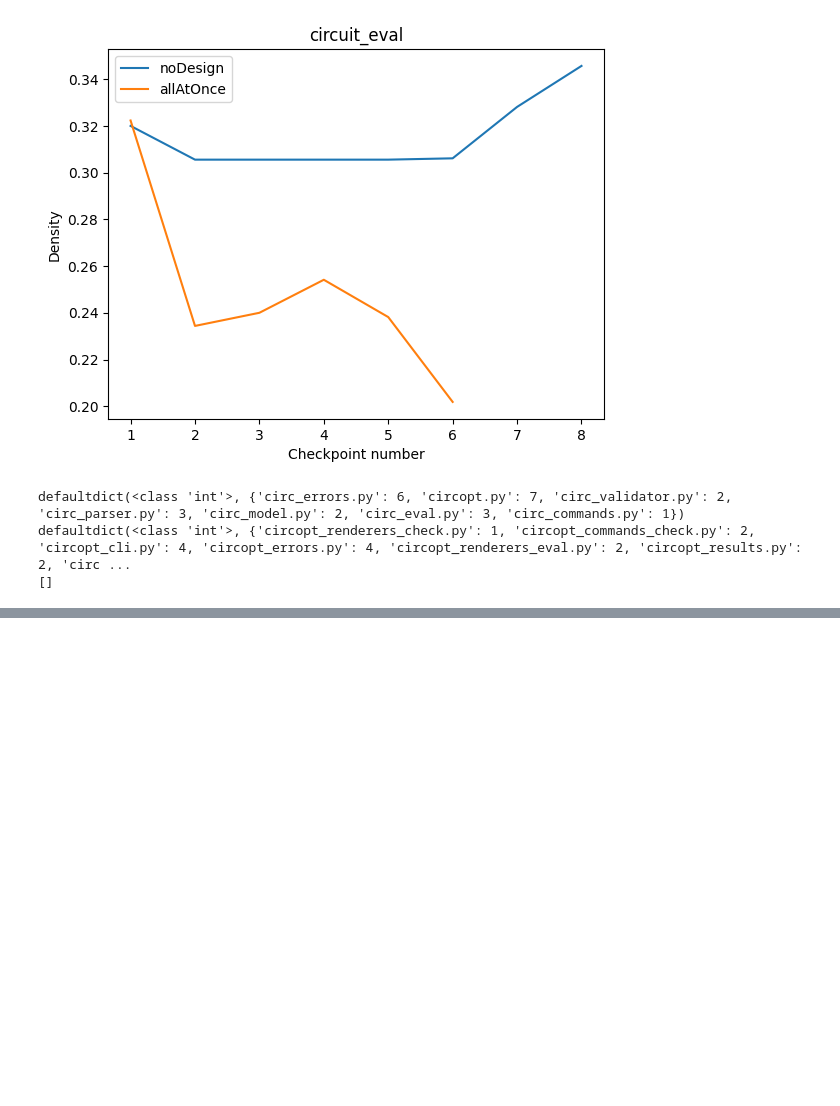
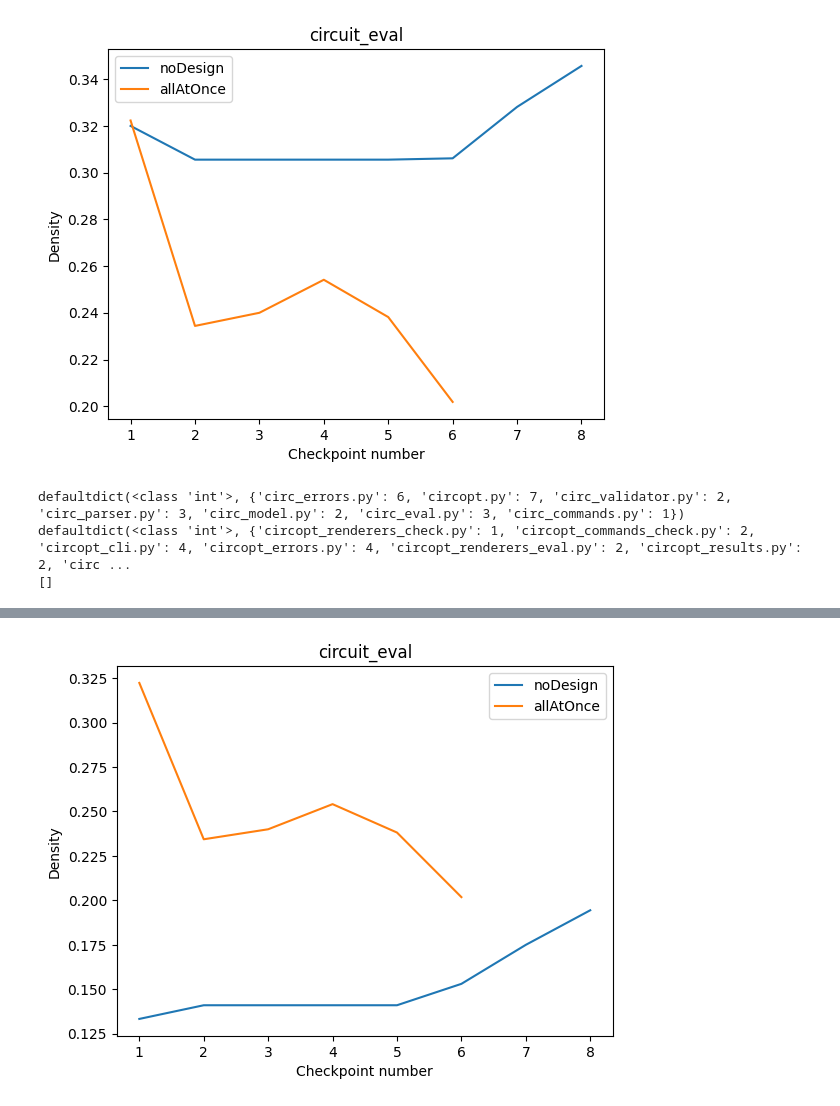
Before and after one commit to BernardMoy/Modular-SWE, a Jupyter notebook: evaluation.ipynb, the cells around one changed output, grey strips where cells are left out. Drawn from its saved outputs; the diff is of its cells as text; code cells hidden in the pictures; blank space fills up the shorter version.

Commit message:
Weighted density based on how frequently the module changes, but does not work and heavily depends on the K smoothing

```diff
--- a/evaluation.ipynb
+++ b/evaluation.ipynb
@@ -328,3 +328,34 @@ print(data)
 defaultdict(<class 'int'>, {'circ_errors.py': 6, 'circopt.py': 7, 'circ_validator.py': 2, 'circ_parser.py': 3, 'circ_model.py': 2, 'circ_eval.py': 3, 'circ_commands.py': 1})
 defaultdict(<class 'int'>, {'circopt_renderers_check.py': 1, 'circopt_commands_check.py': 2, 'circopt_cli.py': 4, 'circopt_errors.py': 4, 'circopt_renderers_eval.py': 2, 'circopt_results.py': 2, 'circ ...
 []
+# %%
+from deterministic.overall_metrics.deps_graph import get_weighted_deps_graph_metrics
+import os
+from deterministic.overall_metrics.maintenance_effort import get_changed_files_from_history
+
+data = []
+for mode_no, mode in enumerate(MODES):
+
+    # Obtain the checkpoint directories names of the problem
+    # checkpoint_1, checkpoint_2, ... checkpoint_N
+    checkpoint_dirs = []
+    for (root, dir, files) in os.walk(dirs[mode_no], topdown=True):
+        # only extract the top level iteration
+        checkpoint_dirs = dir
+        break
+    checkpoint_dirs.sort()
+
+    checkpoint_dirs_abs = [dirs[mode_no] / checkpoint_name for checkpoint_name in checkpoint_dirs]
+    d = get_changed_files_from_history(checkpoint_dirs_abs)
+
+    # walk through each checkpoint pairs
+    mode_metrics = []  # metrics of all checkpoints, for a single mode
+    for i, checkpoint_name in enumerate(checkpoint_dirs):
+        impl_dir = dirs[mode_no] / checkpoint_name
+
+        mode_metrics.append(
+            get_weighted_deps_graph_metrics(d, impl_dir)
+        )
+
+    data.append(mode_metrics)
+print(data)
@@ -330,0 +380,15 @@ defaultdict(<class 'int'>, {'circopt_renderers_check.py': 1, 'circopt_commands_c
+# %%
+from matplotlib import pyplot as plt
+
+for i, entry in enumerate(data):
+    x = range(1, len(entry)+1)  # make the x axis 1 indexed
+    y = [z["density"] for z in entry]
+    plt.plot(x, y, label=MODES[i]) # the label is the workflow mode of the same index
+plt.xlabel("Checkpoint number")
+plt.ylabel("Density")
+plt.title(PROBLEM)
+
+plt.legend()
+plt.show()
+# %% [output]
+[figure, added]
```
Also changed, not shown: parts of 1 cell of this notebook, 2 other files.
